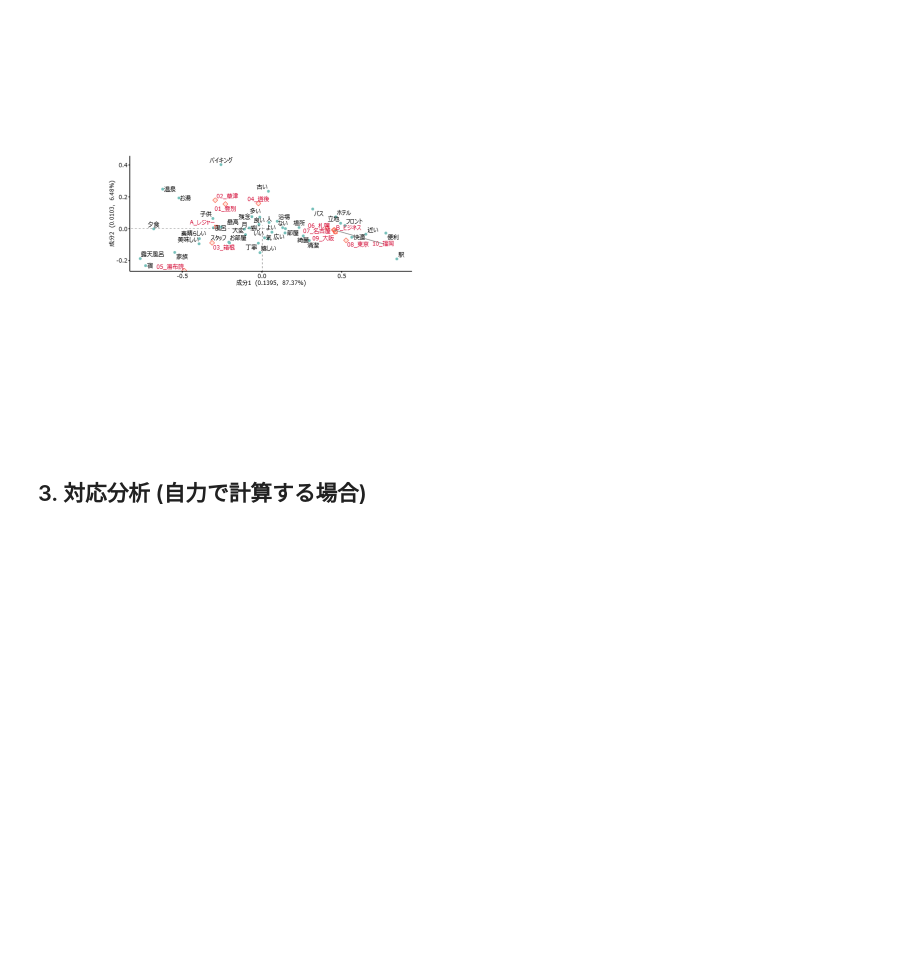
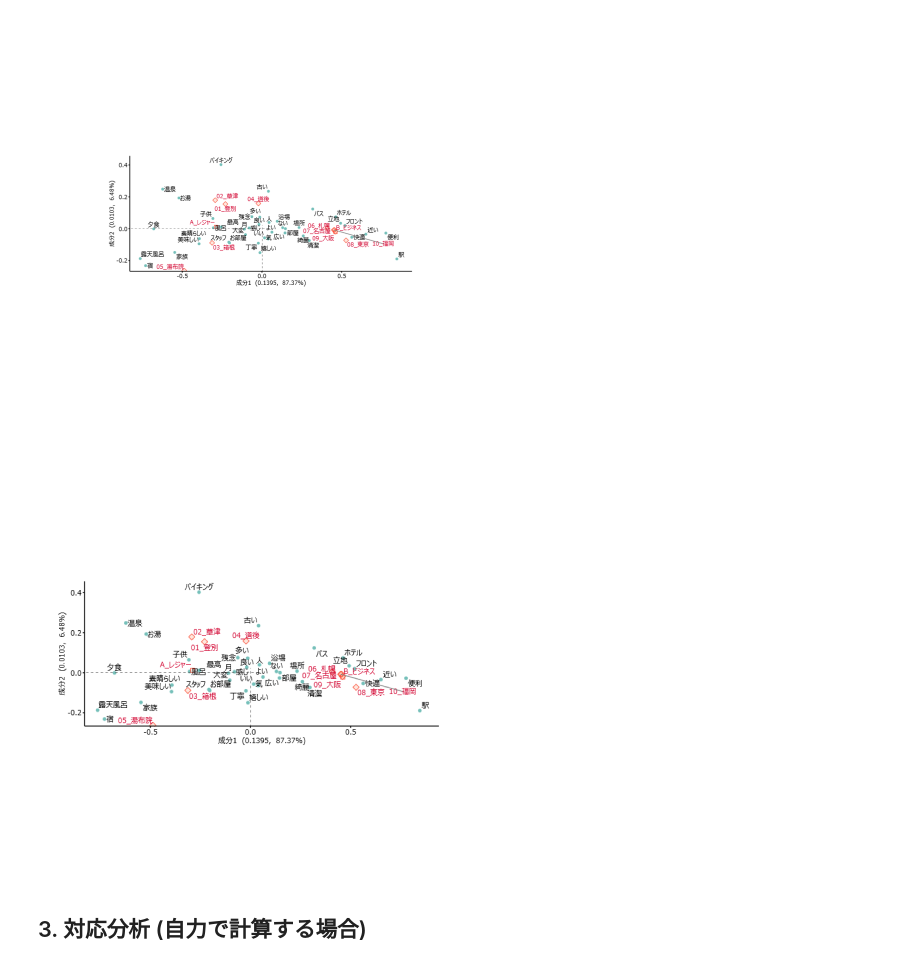
Before and after one commit to haradatm/lecture, a Jupyter notebook: gssm-202007/03-samples/practice-3_sample.ipynb, the cells around one changed output. Drawn from its saved outputs; the diff is of its cells as text; code cells hidden in the pictures; blank space fills up the shorter version.

```diff
--- a/gssm-202007/03-samples/practice-3_sample.ipynb
+++ b/gssm-202007/03-samples/practice-3_sample.ipynb
@@ -126,5 +125,13 @@ plot(as.raster(img))
 # %% [output]
 [figure]
+# %%
+library("png")
+img <- readPNG("khcoder.png")
+par(plt=c(0, 1, 0, 1), bty="n")
+plot(0, 0, xlim=c(0, 10), ylim=c(10, 0), type="n", asp=1, xaxt="n", xlab="", yaxt="n", ylab="")
+rasterImage(img, 0, 10, 10, 0)
+# %% [output]
+[figure, added]
 # %% [markdown]
 ## 3. 対応分析 (自力で計算する場合)
 # %%
```
Also changed, not shown: parts of 4 cells of this notebook.
